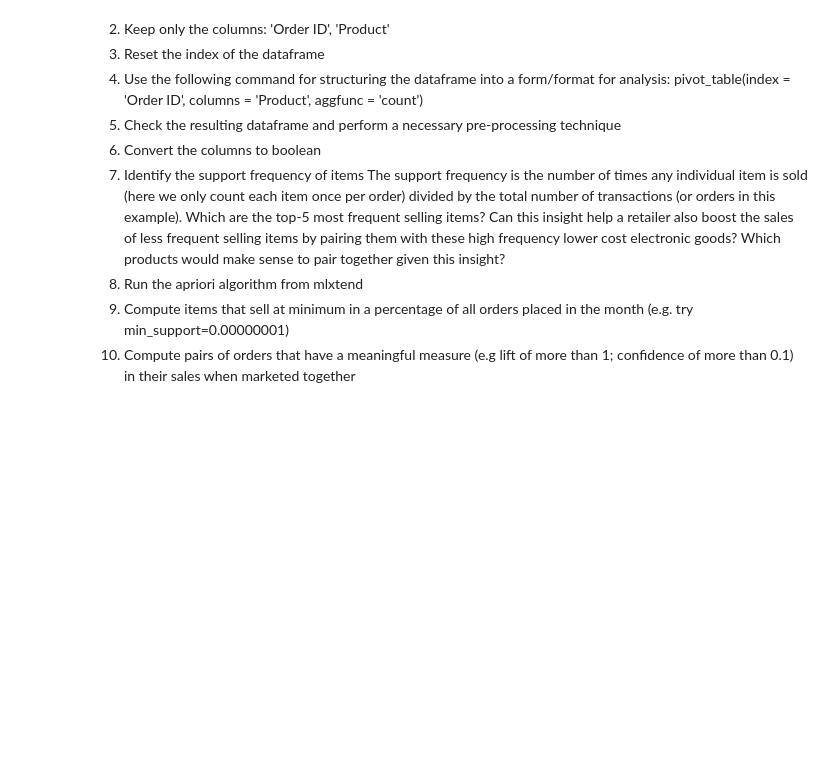
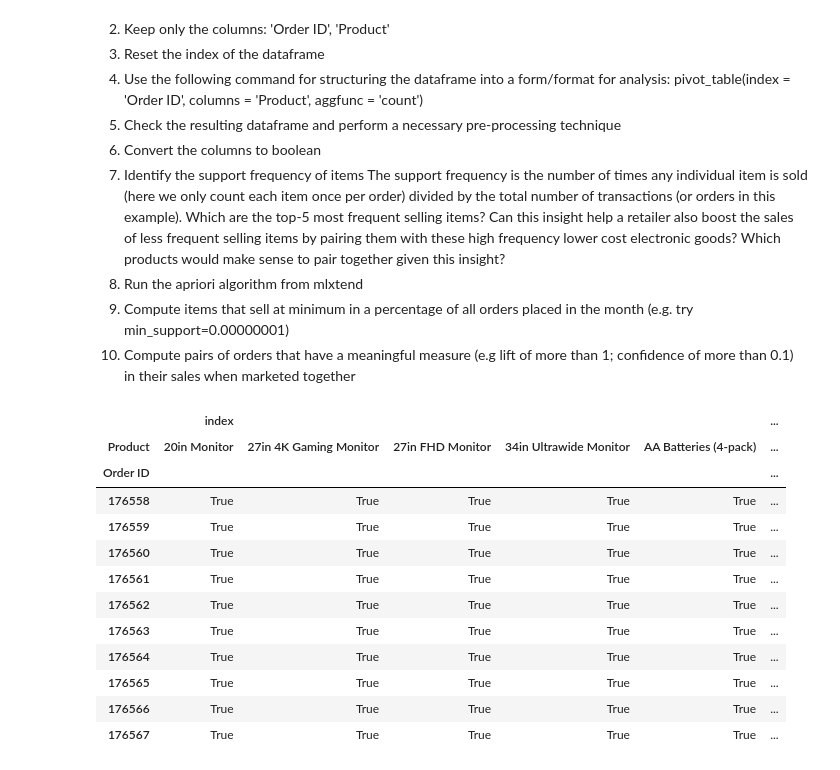
Before and after one commit to arnav-exe/Data-Mining-Labs, a Jupyter notebook: ECS607U_Lab06.ipynb, the cells around one changed output. Drawn from its saved outputs; the diff is of its cells as text; code cells hidden in the pictures; blank space fills up the shorter version.

```diff
--- a/ECS607U_Lab06.ipynb
+++ b/ECS607U_Lab06.ipynb
@@ -163,16 +163,32 @@ The support frequency is the number of times any individual item is sold (here w
 # %%
 import numpy as np
 
 # insert code
 sales_df = pd.read_csv("Sales_April_2019.csv"); # import CSV into df
 
 sales_df = sales_df[["Order ID", "Product"]]; # keeping only Order ID and Product
 sales_df = sales_df.reset_index() # reset index
 
 sales_df_pivot = sales_df.pivot_table(index = 'Order ID', columns = 'Product', aggfunc = 'count'); # pivot table
 
 sales_df_pivot[:10]
 
 sales_df_pivot.fillna(0); # replacing all NaN values with 0 (so that df contains only numbers)
 
-sales_df_pivot = sales_df_pivot[sales_df_pivot.columns].astype('bool'); # converts all columns to bools
+sales_df_pivot = sales_df_pivot[sales_df_pivot.columns].astype("bool"); # converts all columns to bools
+
+sales_df_pivot[:10]
+# %% [output]
+|  | index |  |  |  |  | ... |
+| Product | 20in Monitor | 27in 4K Gaming Monitor | 27in FHD Monitor | 34in Ultrawide Monitor | AA Batteries (4-pack) | ... |
+| Order ID |  |  |  |  |  | ... |
+| 176558 | True | True | True | True | True | ... |
+| 176559 | True | True | True | True | True | ... |
+| 176560 | True | True | True | True | True | ... |
+| 176561 | True | True | True | True | True | ... |
+| 176562 | True | True | True | True | True | ... |
+| 176563 | True | True | True | True | True | ... |
+| 176564 | True | True | True | True | True | ... |
+| 176565 | True | True | True | True | True | ... |
+| 176566 | True | True | True | True | True | ... |
+| 176567 | True | True | True | True | True | ... |
```
